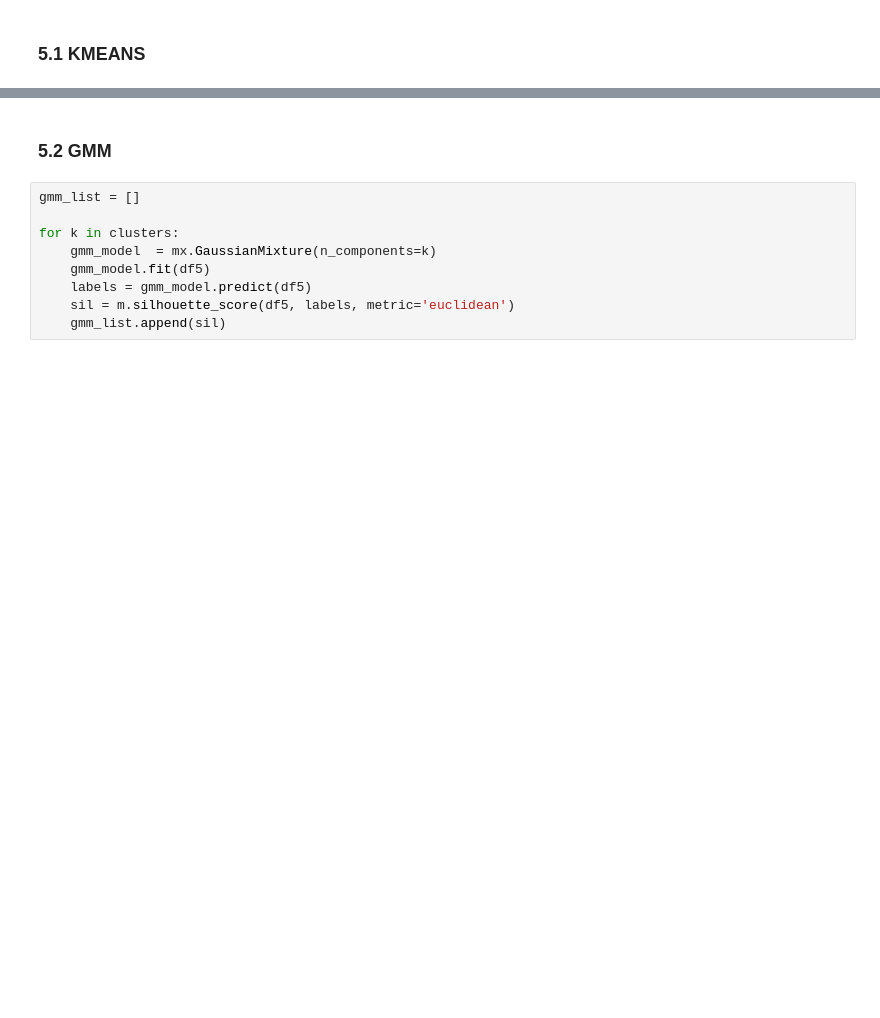
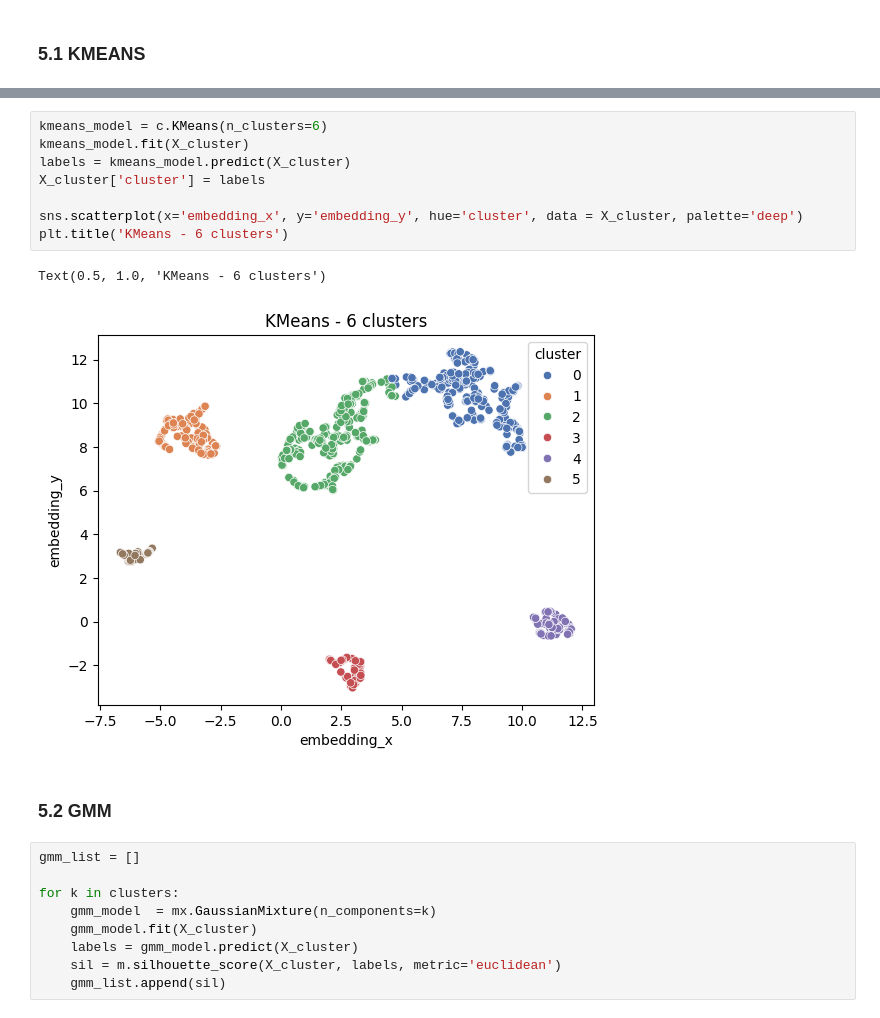
Before and after one commit to samantasobral/pa_projeto_integrador_3, a Jupyter notebook: notebooks/pa_projeto_integrador_3.ipynb, the cells around one changed output, grey strips where cells are left out. Cells and saved outputs as stored; diff of their text form; blank space fills up the shorter version.

```diff
--- a/notebooks/pa_projeto_integrador_3.ipynb
+++ b/notebooks/pa_projeto_integrador_3.ipynb
@@ -379,3 +379,14 @@ Text(0, 0.5, 'Silhouette Score')
+# %%
+kmeans_model = c.KMeans(n_clusters=6)
+kmeans_model.fit(X_cluster)
+labels = kmeans_model.predict(X_cluster)
+X_cluster['cluster'] = labels
+
+sns.scatterplot(x='embedding_x', y='embedding_y', hue='cluster', data = X_cluster, palette='deep')
+plt.title('KMeans - 6 clusters')
+# %% [output]
+Text(0.5, 1.0, 'KMeans - 6 clusters')
+[figure, added]
 # %% [markdown]
 ### 5.2 GMM
 # %%
@@ -383,9 +394,9 @@ gmm_list = []
 
 for k in clusters:
     gmm_model  = mx.GaussianMixture(n_components=k)
-    gmm_model.fit(df5)
-    labels = gmm_model.predict(df5)
-    sil = m.silhouette_score(df5, labels, metric='euclidean')
+    gmm_model.fit(X_cluster)
+    labels = gmm_model.predict(X_cluster)
+    sil = m.silhouette_score(X_cluster, labels, metric='euclidean')
     gmm_list.append(sil)
 # %%
 plt.plot(clusters, gmm_list, linestyle='--', marker='o')
```
Also changed, not shown: parts of 6 cells of this notebook.
